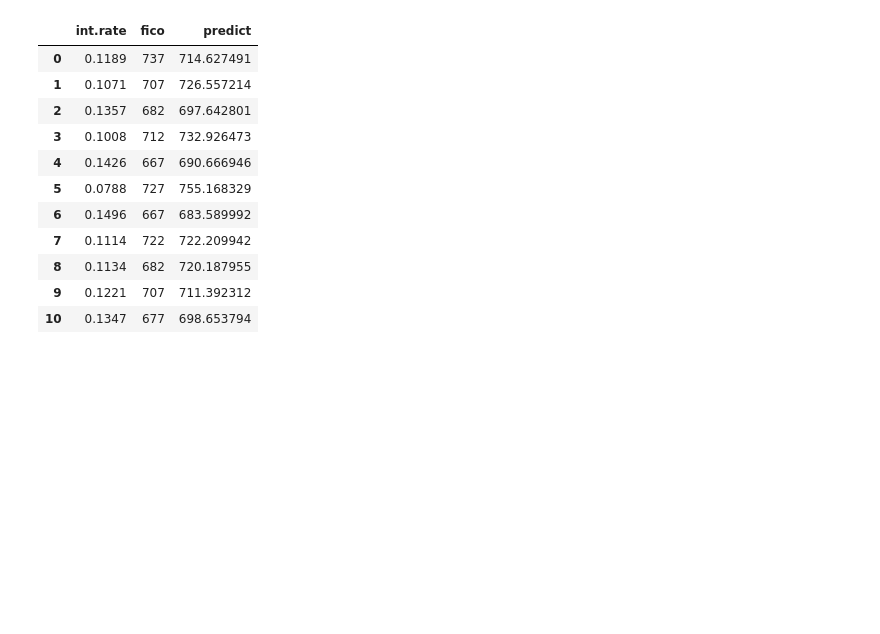
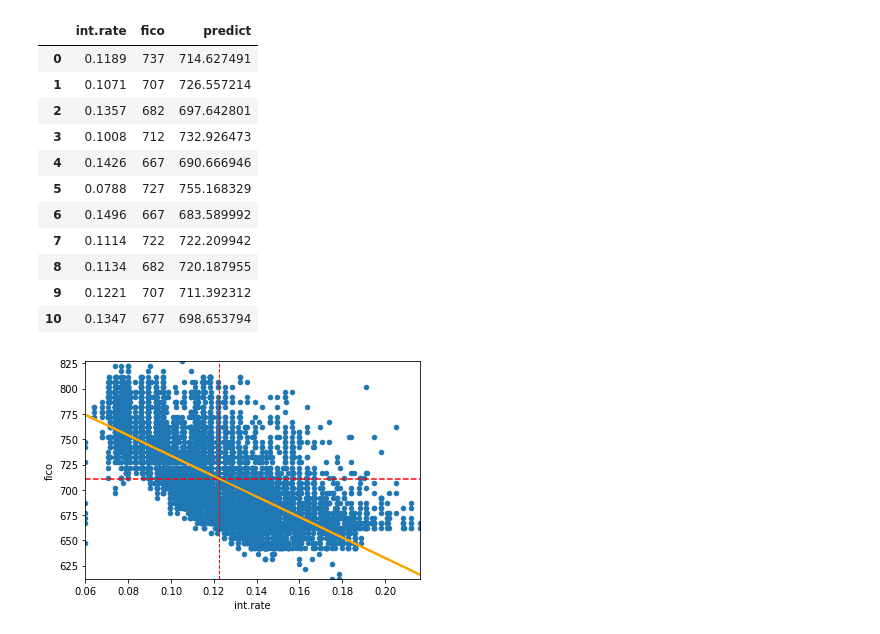
Before and after one commit to wander-asb/Emprestimos, a Jupyter notebook: emprestimos_previsao.ipynb, the cells around one changed output. Saved outputs shown, nothing was run; the diff lists cells and outputs as text; code cells hidden in the pictures; blank space fills up the shorter version.

```diff
--- a/emprestimos_previsao.ipynb
+++ b/emprestimos_previsao.ipynb
@@ -134,3 +137,17 @@ table_preview.head(11)
 | 8 | 0.1134 | 682 | 720.187955 |
 | 9 | 0.1221 | 707 | 711.392312 |
 | 10 | 0.1347 | 677 | 698.653794 |
+# %%
+x_range = [df_emprestimos['int.rate'].min(), df_emprestimos['int.rate'].max()]
+y_range = [df_emprestimos['fico'].min(), df_emprestimos['fico'].max()]
+
+
+
+scatter_plot = df_emprestimos.plot(kind='scatter', x = 'int.rate', y = 'fico', xlim = x_range, ylim = y_range)
+
+meanY = scatter_plot.plot(x_range, [df_emprestimos['fico'].mean(), df_emprestimos['fico'].mean()], '--', color='red')
+meanX = scatter_plot.plot([df_emprestimos['int.rate'].mean(), df_emprestimos['int.rate'].mean()], y_range, '--', color = 'red', linewidth = 1)
+
+linha = scatter_plot.plot(df_emprestimos['int.rate'], valores_previstos, '-', color='orange', linewidth = 2)
+# %% [output]
+[figure, added]
```
Also changed, not shown: parts of 6 cells of this notebook.
